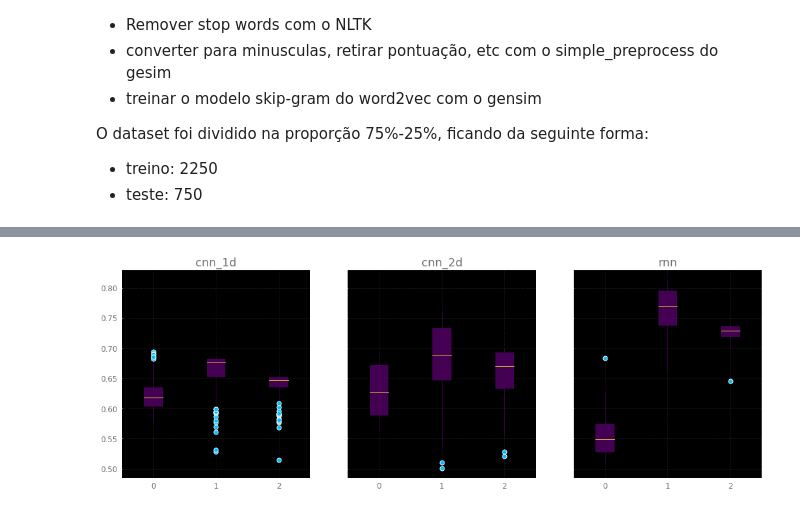
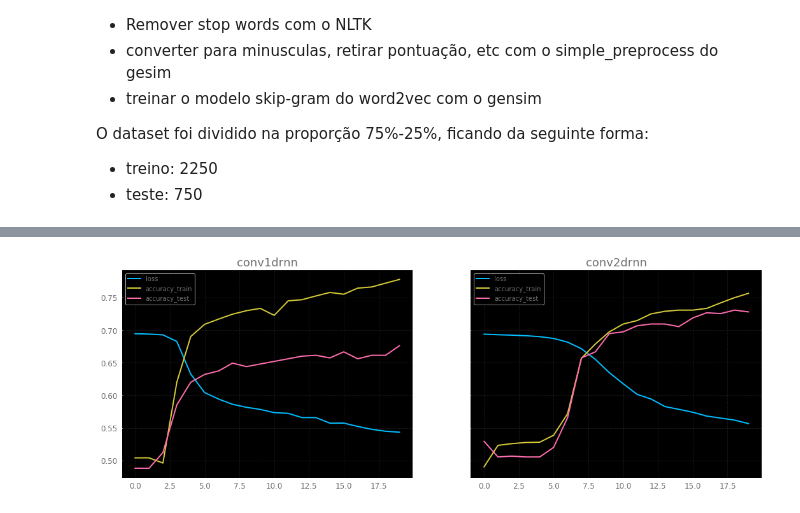
Before and after one commit to demacdolincoln/test-sentiment_analysis, a Jupyter notebook: relatorio.ipynb, the cells around one changed output, grey strips where cells are left out. Cells and saved outputs as stored; diff of their text form; code cells hidden in the pictures.

```diff
--- a/relatorio.ipynb
+++ b/relatorio.ipynb
@@ -54,9 +31,9 @@ Enquanto no CNN 2d vemos no boxplot uma maior distribuição entre acurácia de
 df = pd.read_csv("results.csv")
 models = df.groupby("model")
 # %%
-fig, ax = subplots(1, 3, figsize=(18, 6), sharey=True)
+fig, ax = subplots(1, 2, figsize=(18, 6), sharey=True)
 
-for i, model in enumerate(models.groups.keys()):
+for i, model in enumerate(["cnn_1d", "cnn_2d"]):
     group = models.get_group(model)
     group[["loss", "accuracy_train", "accuracy_test"]].plot(ax=ax[i], use_index=False)
     ax[i].set_title(model)
@@ -65,8 +42,8 @@ for i, model in enumerate(models.groups.keys()):
 # %%
-fig, ax = subplots(1, 3, figsize=(18, 6), sharey=True, sharex=True)
+fig, ax = subplots(1, 2, figsize=(18, 6), sharey=True)
 
-for i, model in enumerate(models.groups.keys()):
+for i, model in enumerate(["rnn_gru", "rnn_lstm"]):
     group = models.get_group(model)
-    group[["loss", "accuracy_train", "accuracy_test"]].plot(ax=ax[i], use_index=False, kind="hist")
+    group[["loss", "accuracy_train", "accuracy_test"]].plot(ax=ax[i], use_index=False)
     ax[i].set_title(model)
 # %% [output]
@@ -74,9 +51,9 @@ for i, model in enumerate(models.groups.keys()):
 # %%
-fig, ax = subplots(1, 3, figsize=(18, 6), sharey=True, sharex=True)
+fig, ax = subplots(1, 2, figsize=(18, 6), sharey=True)
 
-for i, model in enumerate(models.groups.keys()):
+for i, model in enumerate(["conv1drnn", "conv2drnn"]):
     group = models.get_group(model)
-    group[["loss", "accuracy_train", "accuracy_test"]].plot(ax=ax[i], use_index=False, kind="box", cmap="viridis")
+    group[["loss", "accuracy_train", "accuracy_test"]].plot(ax=ax[i], use_index=False)
     ax[i].set_title(model)
 # %% [output]
-[figure, old version]
+[figure, new version]
```
Also changed, not shown: parts of 5 cells of this notebook.
